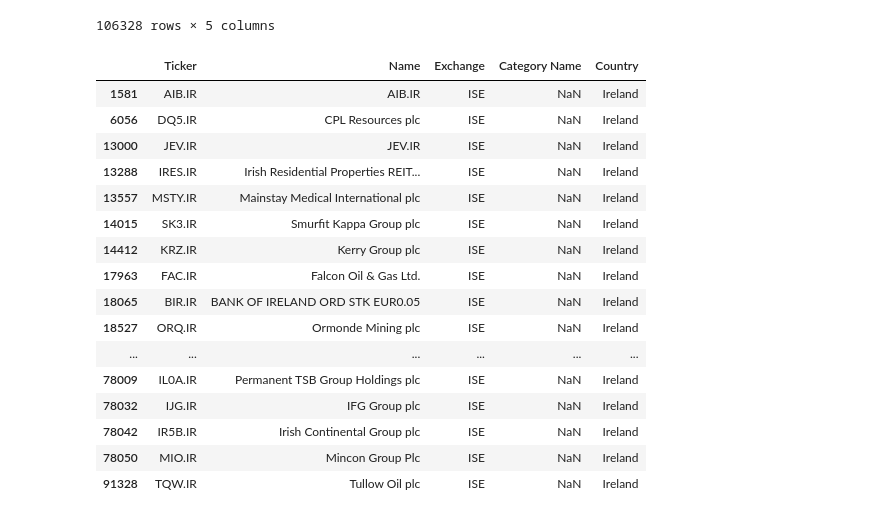
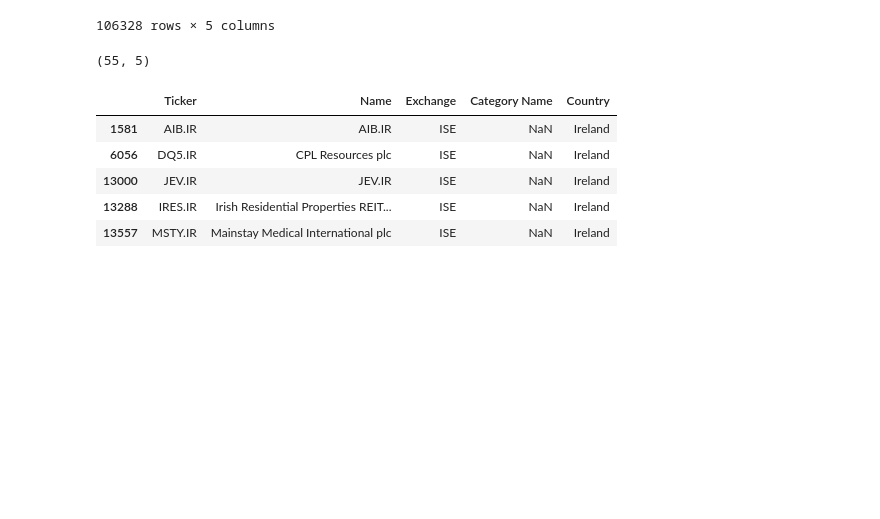
Before and after one commit to dougsgrott/proj01, a Jupyter notebook: note01.ipynb, the cells around one changed output. Drawn from its saved outputs; the diff is of its cells as text; code cells hidden in the pictures; blank space fills up the shorter version.

```diff
--- a/note01.ipynb
+++ b/note01.ipynb
@@ -244,23 +269,15 @@ stuff
 106328 rows × 5 columns
 # %%
 #stuff['Exchange'].value_counts().tail(10)
-stuff[stuff['Exchange'] == 'ISE']
+exchange = 'ISE'
+print(stuff[stuff['Exchange'] == exchange].shape)
+stuff[stuff['Exchange'] == exchange].head()
 # %% [output]
+(55, 5)
 |  | Ticker | Name | Exchange | Category Name | Country |
 | 1581 | AIB.IR | AIB.IR | ISE | NaN | Ireland |
 | 6056 | DQ5.IR | CPL Resources plc | ISE | NaN | Ireland |
 | 13000 | JEV.IR | JEV.IR | ISE | NaN | Ireland |
 | 13288 | IRES.IR | Irish Residential Properties REIT... | ISE | NaN | Ireland |
 | 13557 | MSTY.IR | Mainstay Medical International plc | ISE | NaN | Ireland |
-| 14015 | SK3.IR | Smurfit Kappa Group plc | ISE | NaN | Ireland |
-| 14412 | KRZ.IR | Kerry Group plc | ISE | NaN | Ireland |
-| 17963 | FAC.IR | Falcon Oil & Gas Ltd. | ISE | NaN | Ireland |
-| 18065 | BIR.IR | BANK OF IRELAND ORD STK EUR0.05 | ISE | NaN | Ireland |
-| 18527 | ORQ.IR | Ormonde Mining plc | ISE | NaN | Ireland |
-| ... | ... | ... | ... | ... | ... |
-| 78009 | IL0A.IR | Permanent TSB Group Holdings plc | ISE | NaN | Ireland |
-| 78032 | IJG.IR | IFG Group plc | ISE | NaN | Ireland |
-| 78042 | IR5B.IR | Irish Continental Group plc | ISE | NaN | Ireland |
-| 78050 | MIO.IR | Mincon Group Plc | ISE | NaN | Ireland |
-| 91328 | TQW.IR | Tullow Oil plc | ISE | NaN | Ireland |
 # %%
```
Also changed, not shown: parts of 17 cells of this notebook.
